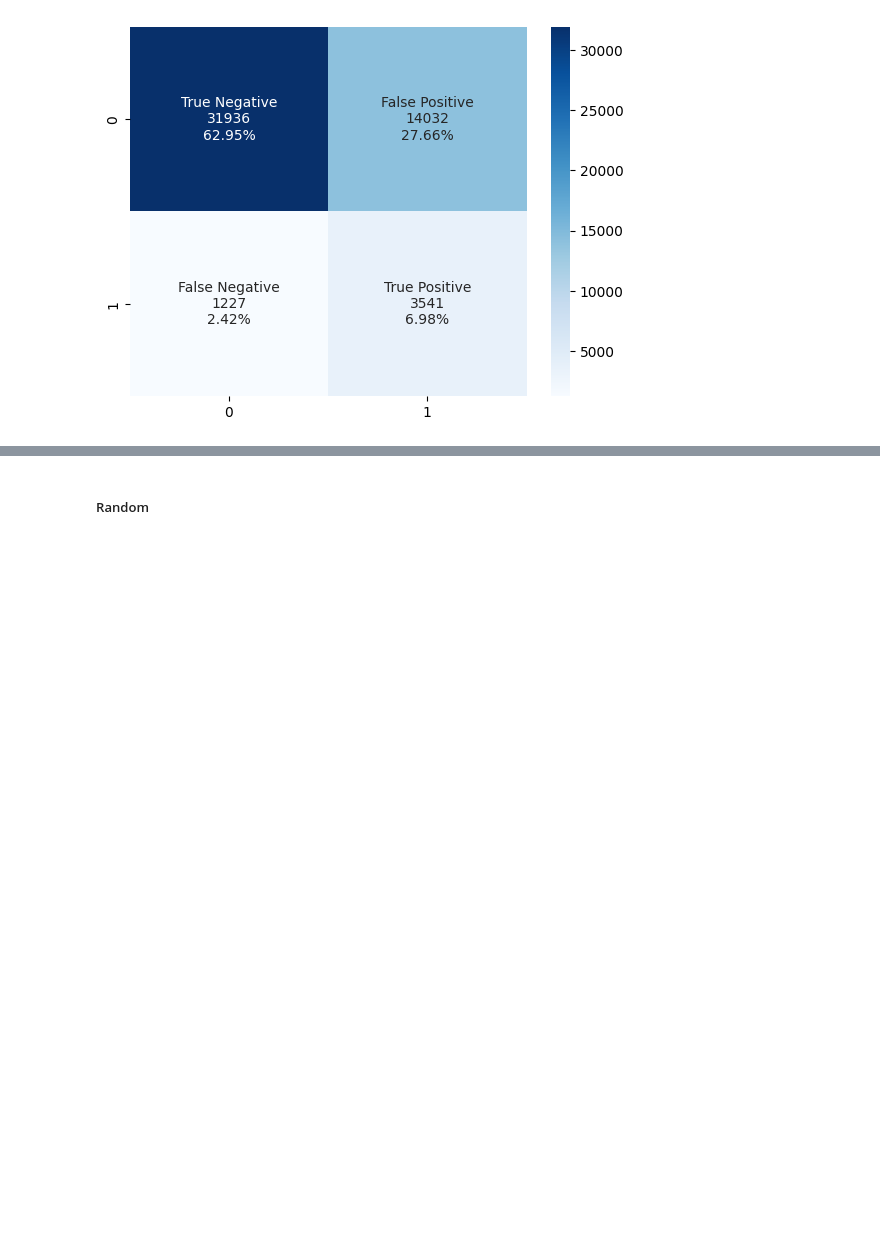
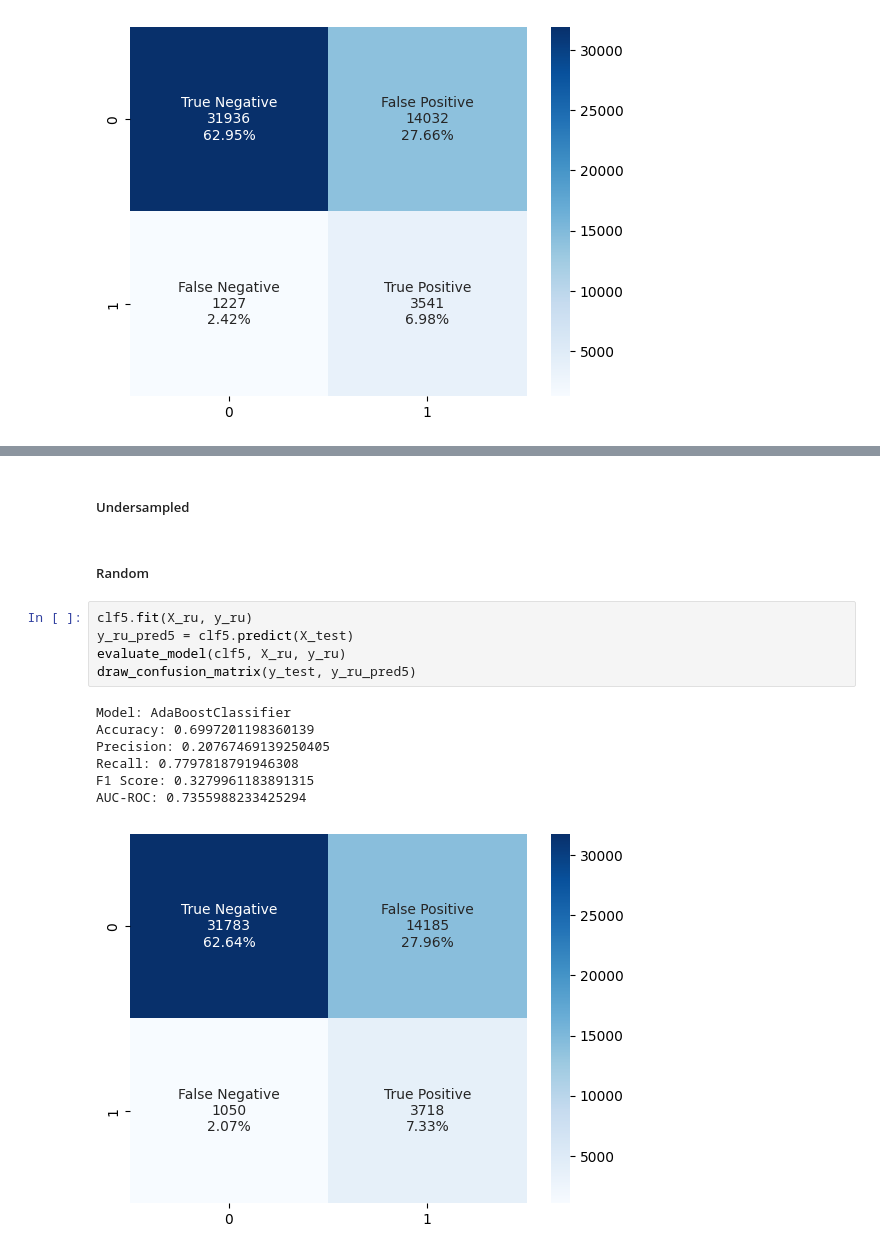
Before and after one commit to Alaa0129/HeartDiseaseOrAttackBigData, a Jupyter notebook: src/05_Optimized_models_training.ipynb, the cells around one changed output, grey strips where cells are left out. Cells and saved outputs as stored; diff of their text form; blank space fills up the shorter version.

Commit message:
Done with all models

```diff
--- a/src/05_Optimized_models_training.ipynb
+++ b/src/05_Optimized_models_training.ipynb
@@ -673,2 +693,17 @@ AUC-ROC: 0.7187017829152232
+# %% [markdown]
+##### Undersampled
 # %% [markdown]
 ##### Random
+# %%
+clf5.fit(X_ru, y_ru)
+y_ru_pred5 = clf5.predict(X_test)
+evaluate_model(clf5, X_ru, y_ru)
+draw_confusion_matrix(y_test, y_ru_pred5)
+# %% [output]
+Model: AdaBoostClassifier
+Accuracy: 0.6997201198360139
+Precision: 0.20767469139250405
+Recall: 0.7797818791946308
+F1 Score: 0.3279961183891315
+AUC-ROC: 0.7355988233425294
+[figure, added]
```
Also changed, not shown: parts of 35 cells of this notebook, 1 other file.
